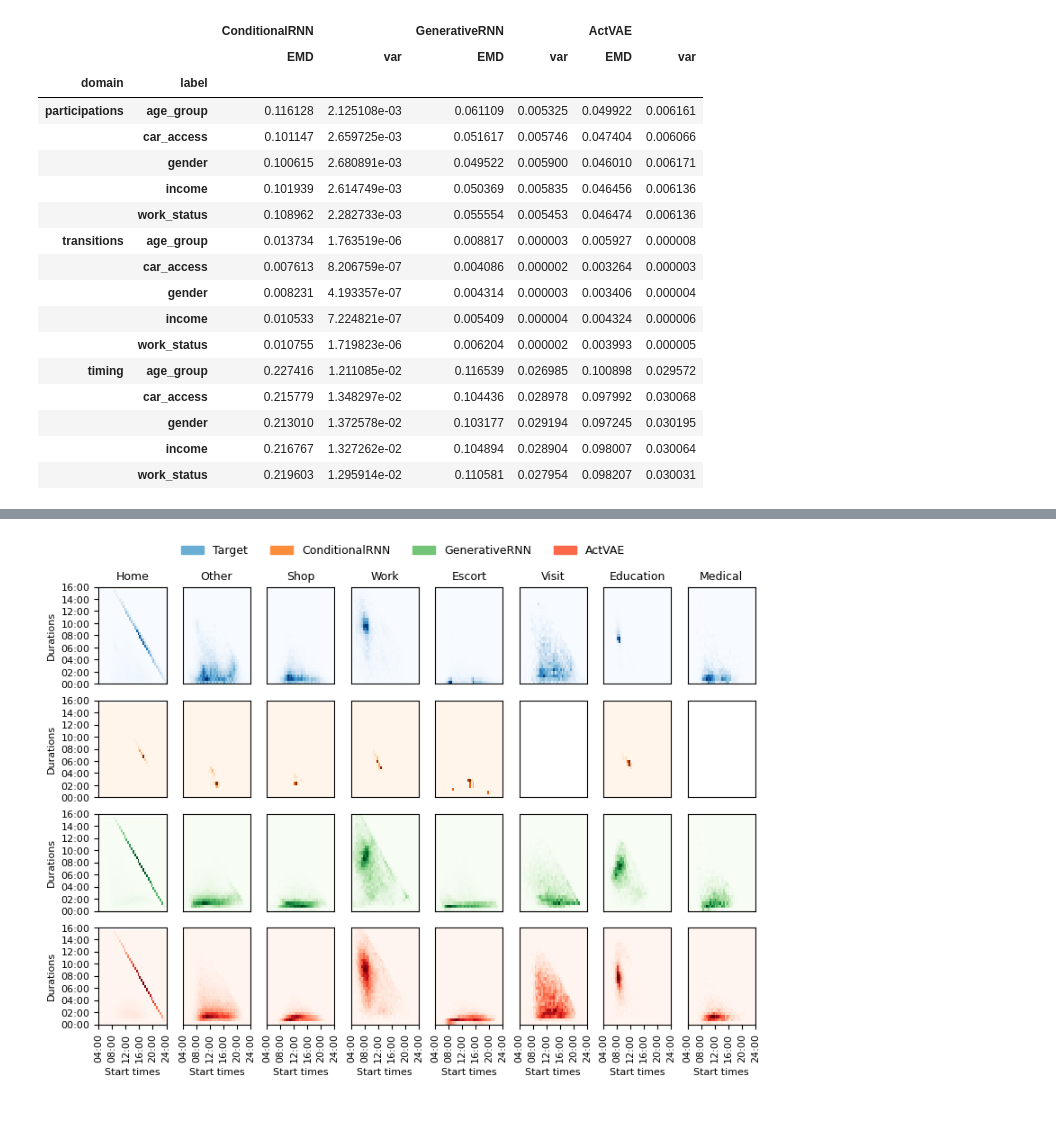
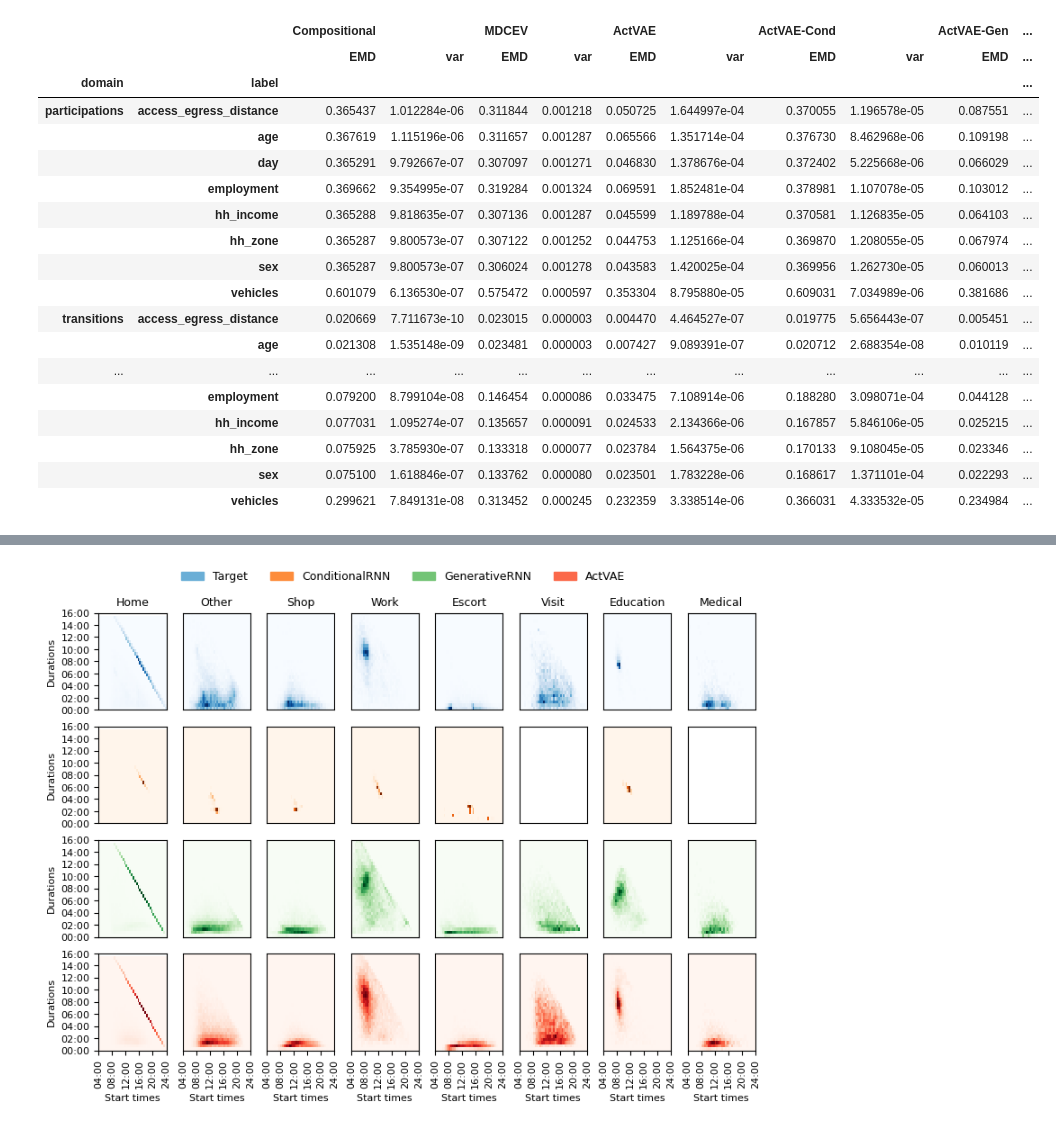
Before and after one commit to big-ucl/caveat, a Jupyter notebook: analysis/TRB_batch_analysis.ipynb, the cells around one changed output, grey strips where cells are left out. Drawn from its saved outputs; the diff is of its cells as text; code cells hidden in the pictures.

```diff
--- a/analysis/TRB_batch_analysis.ipynb
+++ b/analysis/TRB_batch_analysis.ipynb
@@ -816,12 +256,12 @@ def build_all_description_tables(batch_paths):
 
     for name, path in batch_paths.items():
 
-        descriptions = pd.read_csv(path / "descriptions.csv").set_index(
-            ["domain", "feature", "segment"]
-        )
-        distances = pd.read_csv(path / "distances.csv").set_index(
-            ["domain", "feature", "segment"]
-        )
+        descriptions = pd.read_csv(
+            path / "eval" / "features" / "descriptions.csv"
+        ).set_index(["domain", "feature", "segment"])
+        distances = pd.read_csv(
+            path / "eval" / "features" / "distances.csv"
+        ).set_index(["domain", "feature", "segment"])
         columns = set(descriptions.columns)
         weights = set([c for c in columns if "weight" in c])
         columns = list(
@@ -917,31 +357,11 @@ visit+shop & 0.001 & 0.000 & 0.001 & 0.000 & 0.001 & 0.000 & 0.001 & av rate. \\
 # %%
-def distance_weighted_av(
-    report: DataFrame,
-    base_col: str = "observed__weight",
-    suffix: str = "__weight",
-):
-    """Weighted average of dataframe using weights in the weight column and a base column.
-    This deals with cases where models have different features.
-    """
-    cols = list(report.columns)
-    cols = [c for c in cols if not c.endswith(suffix)]
-    base_weights = report[base_col]
-    scores = DataFrame()
-    for c in cols:
-        weights = report[f"{c}{suffix}"]
-        weights = (weights + base_weights) / 2
-        total = weights.sum()
-        scores[c] = report[c] * weights / total
-    return scores.sum()
-
-
 def build_labels_table(batch_paths):
     descriptions_combined = pd.DataFrame()
 
     for name, path in batch_paths.items():
         label_distances = pd.read_csv(
-            path / "label_distances_subs.csv"
-        ).set_index(["domain", "feature", "segment", "label"])
+            path / "eval" / "domains_by_attribute" / "distances.csv"
+        ).set_index(["domain", "label"])
 
         columns = set(label_distances.columns)
         # unit = label_distances["unit"].groupby(["domain", "label"]).first()
@@ -965,9 +385,7 @@ def build_labels_table(batch_paths):
             )
         )
         label_distances = (
-            label_distances[columns]
-            .groupby(["domain", "label"])
-            .apply(distance_weighted_av)
+            label_distances[columns].groupby(["domain", "label"]).mean()
         )
 
         descriptions_combined[name, "EMD"] = label_distances.mean(axis=1)
@@ -1009,21 +427,22 @@ domain & label &  &  &  &  &  &  \\
 \bottomrule
 \end{tabular}
-|  |  | ConditionalRNN |  | GenerativeRNN |  | ActVAE |  |
-|  |  | EMD | var | EMD | var | EMD | var |
-| domain | label |  |  |  |  |  |  |
-| participations | age_group | 0.116128 | 2.125108e-03 | 0.061109 | 0.005325 | 0.049922 | 0.006161 |
-|  | car_access | 0.101147 | 2.659725e-03 | 0.051617 | 0.005746 | 0.047404 | 0.006066 |
-|  | gender | 0.100615 | 2.680891e-03 | 0.049522 | 0.005900 | 0.046010 | 0.006171 |
-|  | income | 0.101939 | 2.614749e-03 | 0.050369 | 0.005835 | 0.046456 | 0.006136 |
-|  | work_status | 0.108962 | 2.282733e-03 | 0.055554 | 0.005453 | 0.046474 | 0.006136 |
-| transitions | age_group | 0.013734 | 1.763519e-06 | 0.008817 | 0.000003 | 0.005927 | 0.000008 |
-|  | car_access | 0.007613 | 8.206759e-07 | 0.004086 | 0.000002 | 0.003264 | 0.000003 |
-|  | gender | 0.008231 | 4.193357e-07 | 0.004314 | 0.000003 | 0.003406 | 0.000004 |
-|  | income | 0.010533 | 7.224821e-07 | 0.005409 | 0.000004 | 0.004324 | 0.000006 |
-|  | work_status | 0.010755 | 1.719823e-06 | 0.006204 | 0.000002 | 0.003993 | 0.000005 |
-| timing | age_group | 0.227416 | 1.211085e-02 | 0.116539 | 0.026985 | 0.100898 | 0.029572 |
-|  | car_access | 0.215779 | 1.348297e-02 | 0.104436 | 0.028978 | 0.097992 | 0.030068 |
-|  | gender | 0.213010 | 1.372578e-02 | 0.103177 | 0.029194 | 0.097245 | 0.030195 |
-|  | income | 0.216767 | 1.327262e-02 | 0.104894 | 0.028904 | 0.098007 | 0.030064 |
-|  | work_status | 0.219603 | 1.295914e-02 | 0.110581 | 0.027954 | 0.098207 | 0.030031 |
+|  |  | Compositional |  | MDCEV |  | ActVAE |  | ActVAE-Cond |  | ActVAE-Gen | ... |
+|  |  | EMD | var | EMD | var | EMD | var | EMD | var | EMD | ... |
+| domain | label |  |  |  |  |  |  |  |  |  | ... |
+| participations | access_egress_distance | 0.365437 | 1.012284e-06 | 0.311844 | 0.001218 | 0.050725 | 1.644997e-04 | 0.370055 | 1.196578e-05 | 0.087551 | ... |
+|  | age | 0.367619 | 1.115196e-06 | 0.311657 | 0.001287 | 0.065566 | 1.351714e-04 | 0.376730 | 8.462968e-06 | 0.109198 | ... |
+|  | day | 0.365291 | 9.792667e-07 | 0.307097 | 0.001271 | 0.046830 | 1.378676e-04 | 0.372402 | 5.225668e-06 | 0.066029 | ... |
+|  | employment | 0.369662 | 9.354995e-07 | 0.319284 | 0.001324 | 0.069591 | 1.852481e-04 | 0.378981 | 1.107078e-05 | 0.103012 | ... |
+|  | hh_income | 0.365288 | 9.818635e-07 | 0.307136 | 0.001287 | 0.045599 | 1.189788e-04 | 0.370581 | 1.126835e-05 | 0.064103 | ... |
+|  | hh_zone | 0.365287 | 9.800573e-07 | 0.307122 | 0.001252 | 0.044753 | 1.125166e-04 | 0.369870 | 1.208055e-05 | 0.067974 | ... |
+|  | sex | 0.365287 | 9.800573e-07 | 0.306024 | 0.001278 | 0.043583 | 1.420025e-04 | 0.369956 | 1.262730e-05 | 0.060013 | ... |
+|  | vehicles | 0.601079 | 6.136530e-07 | 0.575472 | 0.000597 | 0.353304 | 8.795880e-05 | 0.609031 | 7.034989e-06 | 0.381686 | ... |
+| transitions | access_egress_distance | 0.020669 | 7.711673e-10 | 0.023015 | 0.000003 | 0.004470 | 4.464527e-07 | 0.019775 | 5.656443e-07 | 0.005451 | ... |
+|  | age | 0.021308 | 1.535148e-09 | 0.023481 | 0.000003 | 0.007427 | 9.089391e-07 | 0.020712 | 2.688354e-08 | 0.010119 | ... |
+| ... | ... | ... | ... | ... | ... | ... | ... | ... | ... | ... | ... |
+|  | employment | 0.079200 | 8.799104e-08 | 0.146454 | 0.000086 | 0.033475 | 7.108914e-06 | 0.188280 | 3.098071e-04 | 0.044128 | ... |
+|  | hh_income | 0.077031 | 1.095274e-07 | 0.135657 | 0.000091 | 0.024533 | 2.134366e-06 | 0.167857 | 5.846106e-05 | 0.025215 | ... |
+|  | hh_zone | 0.075925 | 3.785930e-07 | 0.133318 | 0.000077 | 0.023784 | 1.564375e-06 | 0.170133 | 9.108045e-05 | 0.023346 | ... |
+|  | sex | 0.075100 | 1.618846e-07 | 0.133762 | 0.000080 | 0.023501 | 1.783228e-06 | 0.168617 | 1.371101e-04 | 0.022293 | ... |
+|  | vehicles | 0.299621 | 7.849131e-08 | 0.313452 | 0.000245 | 0.232359 | 3.338514e-06 | 0.366031 | 4.333532e-05 | 0.234984 | ... |
 # %%
```
Also changed, not shown: parts of 25 cells of this notebook, 53 other files.
